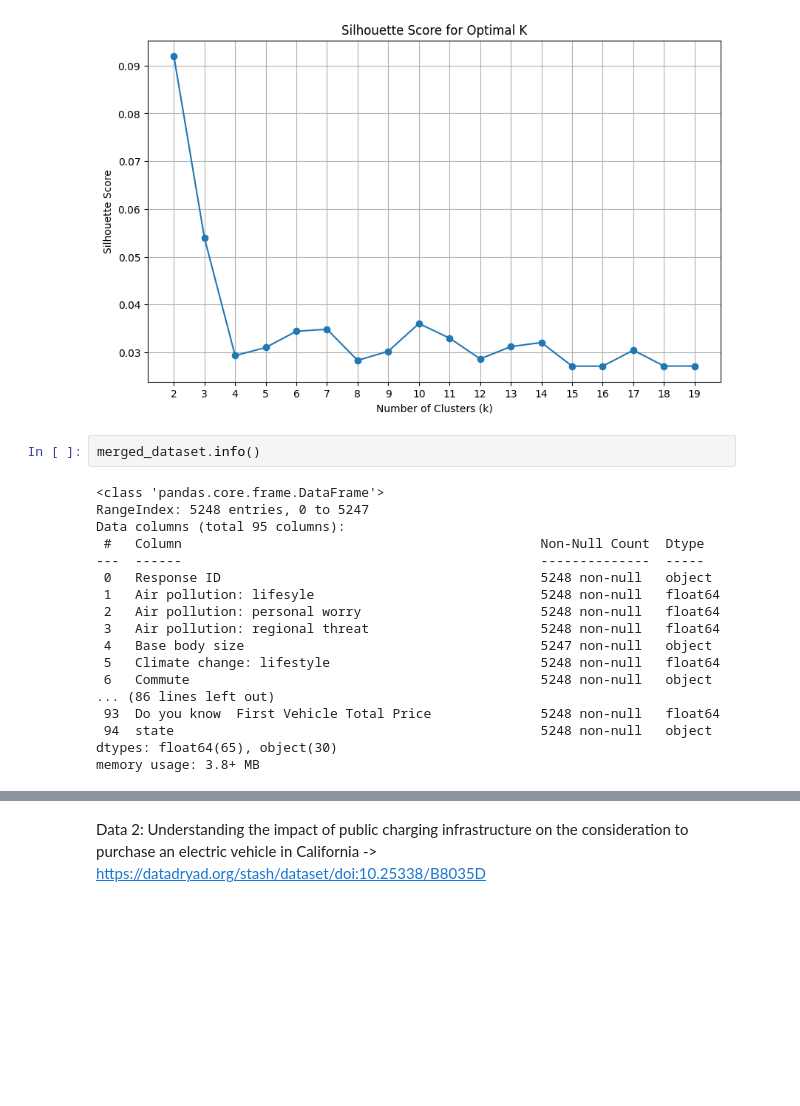
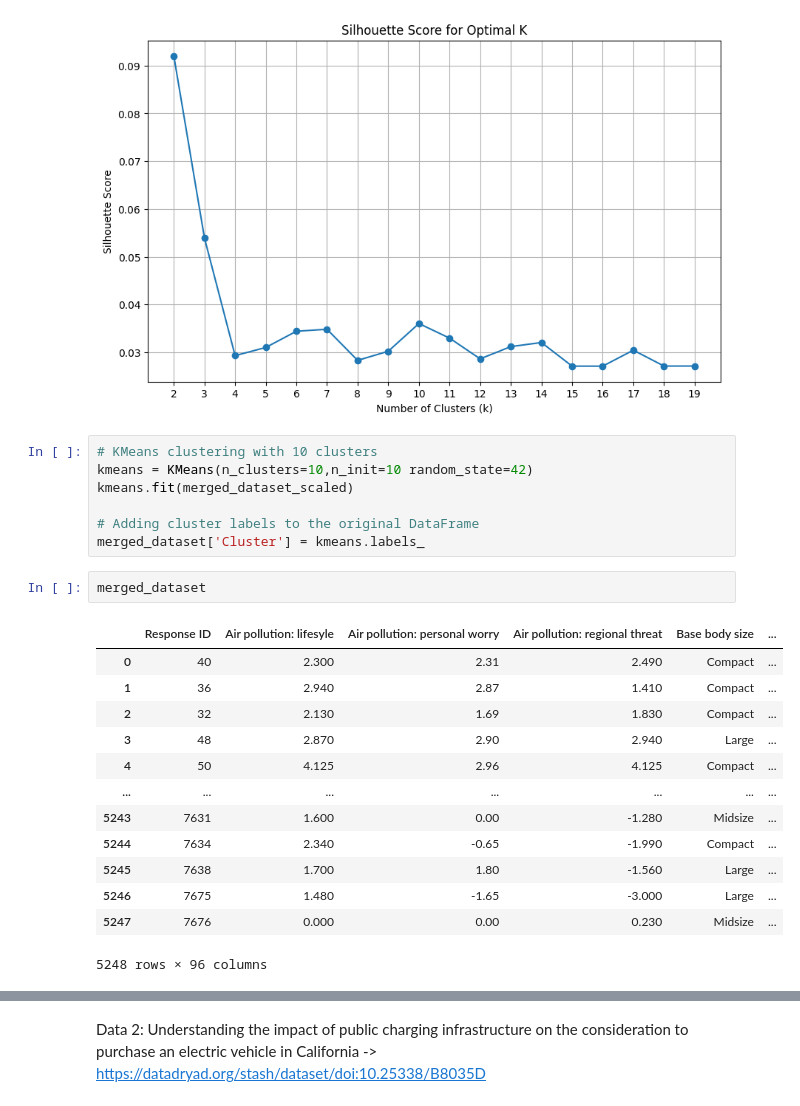
Before and after one commit to kkrusere/EV_Market-Analysis-and-Consumer-Behavior, a Jupyter notebook: data_collection_&_EDA.ipynb, the cells around one changed output, grey strips where cells are left out. Cells and saved outputs as stored; diff of their text form; blank space fills up the shorter version.

```diff
--- a/data_collection_&_EDA.ipynb
+++ b/data_collection_&_EDA.ipynb
@@ -1508,23 +1508,26 @@ plt.grid(True)
 plt.show()
 # %% [output]
 [figure]
+# %%
+# KMeans clustering with 10 clusters
+kmeans = KMeans(n_clusters=10,n_init=10 random_state=42)
+kmeans.fit(merged_dataset_scaled)
+
+# Adding cluster labels to the original DataFrame
+merged_dataset['Cluster'] = kmeans.labels_
 # %%
-merged_dataset.info()
+merged_dataset
 # %% [output]
+|  | Response ID | Air pollution: lifesyle | Air pollution: personal worry | Air pollution: regional threat | Base body size | ... |
+| 0 | 40 | 2.300 | 2.31 | 2.490 | Compact | ... |
+| 1 | 36 | 2.940 | 2.87 | 1.410 | Compact | ... |
+| 2 | 32 | 2.130 | 1.69 | 1.830 | Compact | ... |
+| 3 | 48 | 2.870 | 2.90 | 2.940 | Large | ... |
+| 4 | 50 | 4.125 | 2.96 | 4.125 | Compact | ... |
+| ... | ... | ... | ... | ... | ... | ... |
+| 5243 | 7631 | 1.600 | 0.00 | -1.280 | Midsize | ... |
+| 5244 | 7634 | 2.340 | -0.65 | -1.990 | Compact | ... |
+| 5245 | 7638 | 1.700 | 1.80 | -1.560 | Large | ... |
+| 5246 | 7675 | 1.480 | -1.65 | -3.000 | Large | ... |
+| 5247 | 7676 | 0.000 | 0.00 | 0.230 | Midsize | ... |
-<class 'pandas.core.frame.DataFrame'>
-RangeIndex: 5248 entries, 0 to 5247
-Data columns (total 95 columns):
- #   Column                                              Non-Null Count  Dtype
----  ------                                              --------------  -----
- 0   Response ID                                         5248 non-null   object
- 1   Air pollution: lifesyle                             5248 non-null   float64
- 2   Air pollution: personal worry                       5248 non-null   float64
- 3   Air pollution: regional threat                      5248 non-null   float64
- 4   Base body size                                      5247 non-null   object
- 5   Climate change: lifestyle                           5248 non-null   float64
- 6   Commute                                             5248 non-null   object
-... (86 lines left out)
- 93  Do you know  First Vehicle Total Price              5248 non-null   float64
- 94  state                                               5248 non-null   object
-dtypes: float64(65), object(30)
-memory usage: 3.8+ MB
+5248 rows × 96 columns
```
Also changed, not shown: parts of 2 cells of this notebook.
